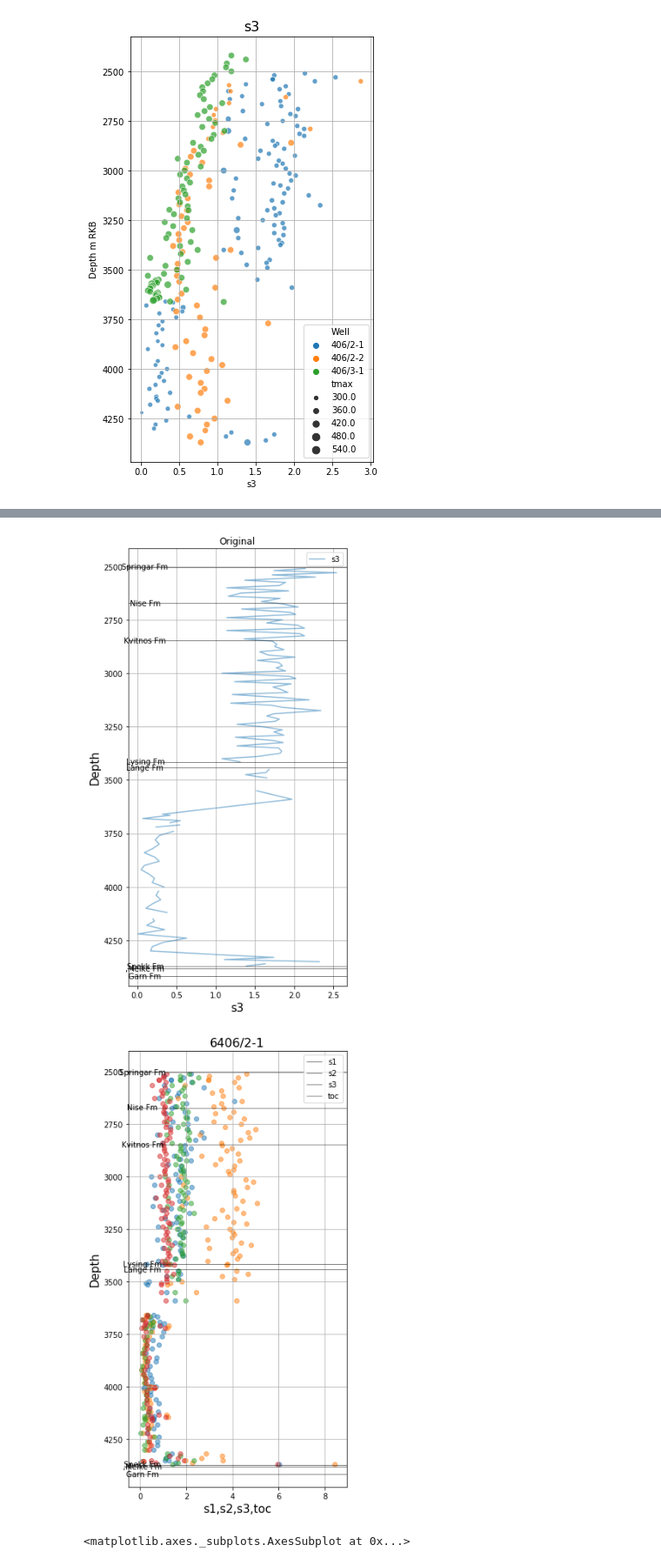
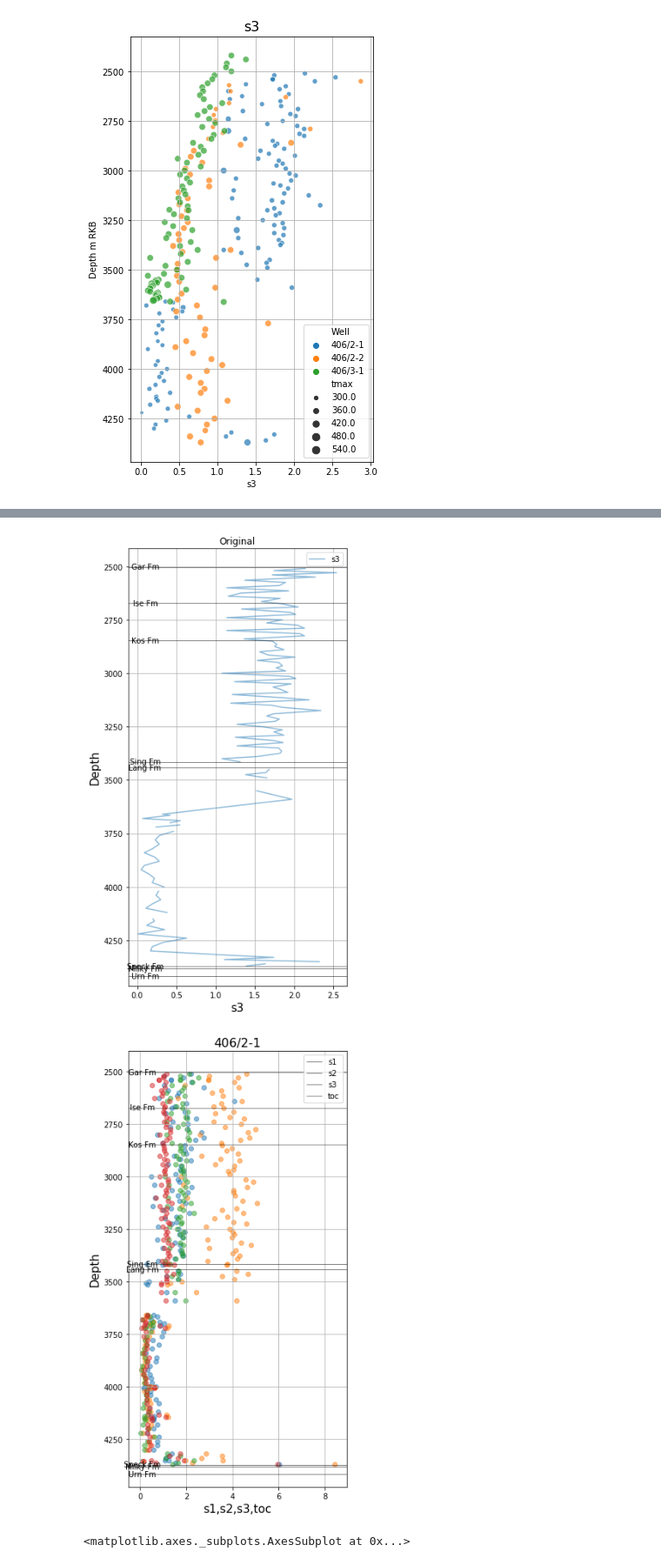
Before and after one commit to ABDunbar/Chronostrat-RE-data-merge, a Jupyter notebook: Excel_import.ipynb, the cells around one changed output, grey strips where cells are left out. Shown at 87% size. Saved outputs shown, nothing was run; the diff lists cells and outputs as text; code cells hidden in the pictures.

```diff
--- a/Excel_import.ipynb
+++ b/Excel_import.ipynb
@@ -237,5 +237,5 @@ merge[merge.isnull().any(axis=1)]
 # %%
-tops=('Springar Fm', 'Nise Fm', 'Kvitnos Fm', 'Lysing Fm', 'Lange Fm', 'Spekk Fm', ',Melke Fm', 'Garn Fm')
+tops=('Gar Fm', 'Ise Fm', 'Kos Fm', 'Sing Fm', 'Lang Fm', 'Speck Fm', 'Milky Fm', 'Urn Fm')
 tops_depths=(2503, 2672, 2848, 3415, 3442, 4371, 4381, 4417)
 # %%
 f, ax = plt.subplots(figsize=(5,9))
@@ -286,35 +286,33 @@ ax.legend(['s3'])
 ax.grid(True)
 fig.tight_layout()
 # %% [output]
-[figure, old version]
+[figure, new version]
 # %%
-#merge[ merge['Well'] == '6406/2-1']['s3'].plot()
-
 fig, ax = plt.subplots(figsize=(5,9))
 
 ax.scatter(merge[ merge['Well'] == '406/2-1']['s1'], merge[ merge['Well'] == '406/2-1']['Depth m RKB'], alpha=0.5)
 ax.scatter(merge[ merge['Well'] == '406/2-1']['s2'], merge[ merge['Well'] == '406/2-1']['Depth m RKB'], alpha=0.5)
 ax.scatter(merge[ merge['Well'] == '406/2-1']['s3'], merge[ merge['Well'] == '406/2-1']['Depth m RKB'], alpha=0.5)
 ax.scatter(merge[ merge['Well'] == '406/2-1']['toc'], merge[ merge['Well'] == '406/2-1']['Depth m RKB'], alpha=0.5)
 
 
 for (i,j) in zip(tops_depths,tops):
             if ((i>=2500) and (i<=4500)):
                 ax.axhline(y=i, linewidth=0.5, color='black')
                 ax.text(0.1, i ,j, horizontalalignment='center',verticalalignment='center')
 
 
 ax.invert_yaxis()
 ax.set_xlabel('s1,s2,s3,toc', fontsize=15)
 ax.set_ylabel('Depth', fontsize=15)
-ax.set_title('6406/2-1', fontsize=16)
+ax.set_title('406/2-1', fontsize=16)
 ax.legend(['s1','s2','s3','toc'])
 ax.grid(True)
 fig.tight_layout()
 
-plt.savefig('./images/s1s2s3toc',bbox_inches='tight')
+#plt.savefig('./images/s1s2s3toc',bbox_inches='tight')
 # %% [output]
-[figure, old version]
+[figure, new version]
 # %%
 merge[ merge['Well'] == '406/2-1']['s3'].plot()
 # %% [output]
```
Also changed, not shown: parts of 6 cells of this notebook.
